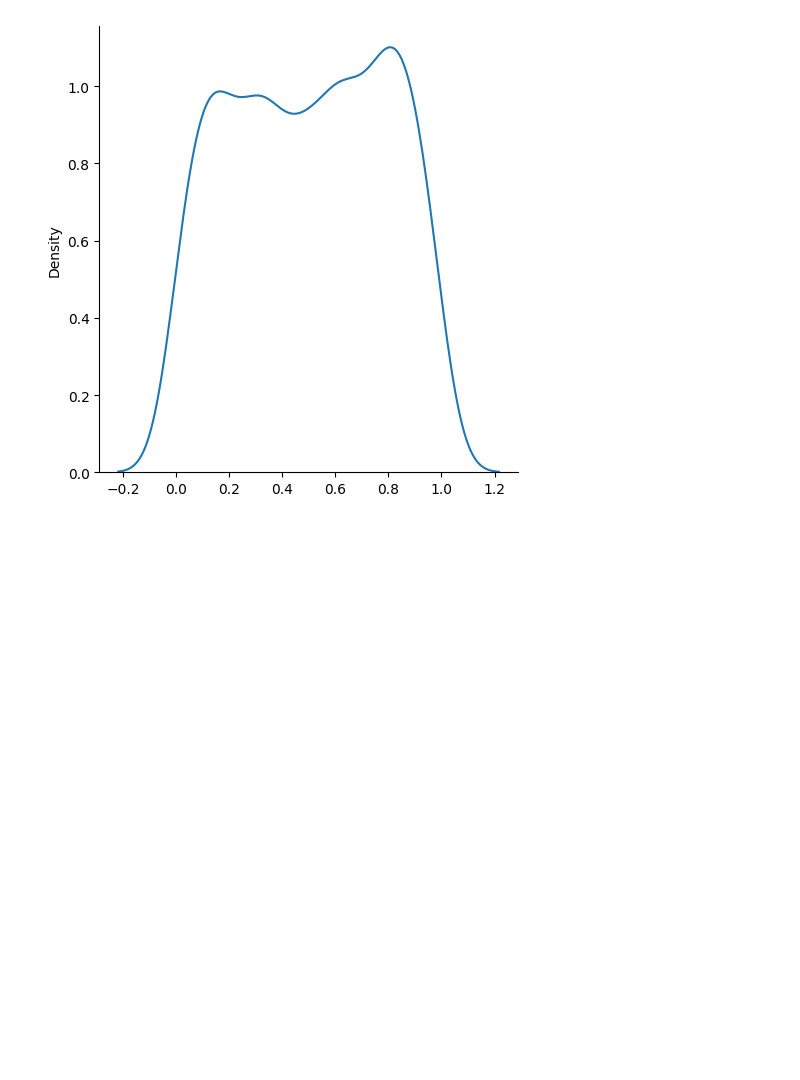
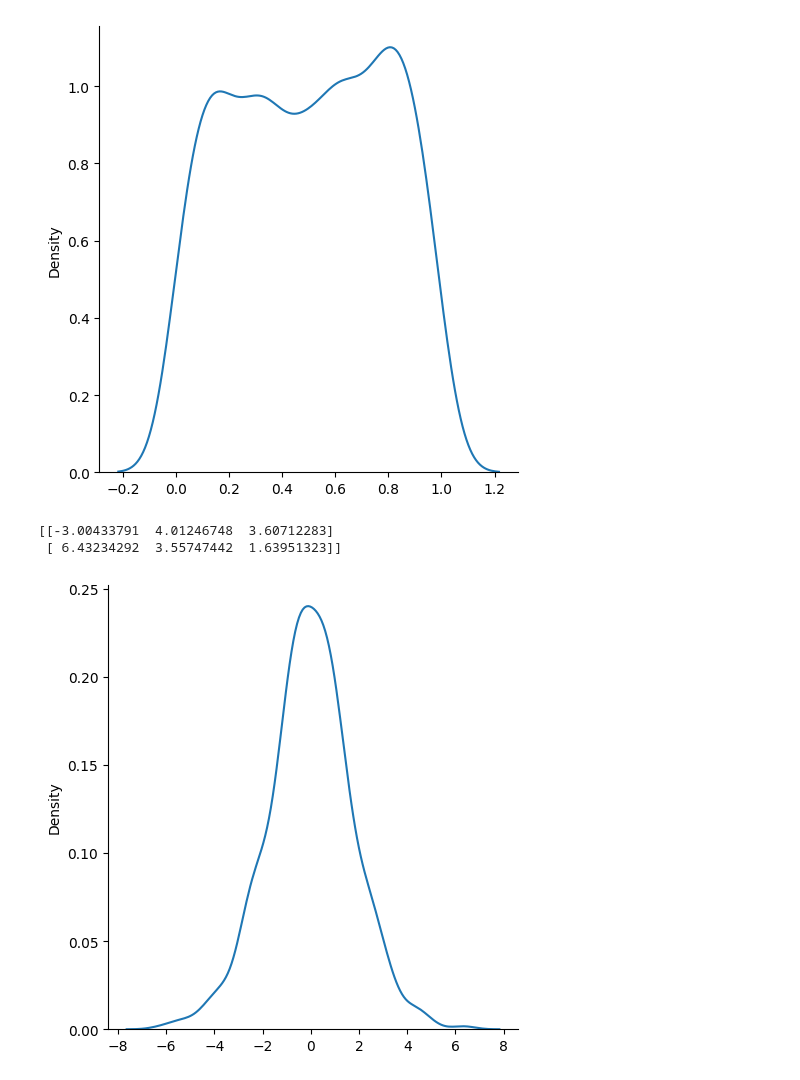
Before and after one commit to shubhajyotimitra/numpy-pandas-notebook, a Jupyter notebook: numpy_random.ipynb, the cells around one changed output. Saved outputs shown, nothing was run; the diff lists cells and outputs as text; code cells hidden in the pictures; blank space fills up the shorter version.

```diff
--- a/numpy_random.ipynb
+++ b/numpy_random.ipynb
@@ -297,0 +311,20 @@ plt.show()
+# %%
+from numpy import random
+
+x = random.logistic(loc=1, scale=2, size=(2, 3))
+
+print(x)
+# %% [output]
+[[-3.00433791  4.01246748  3.60712283]
+ [ 6.43234292  3.55747442  1.63951323]]
+# %%
+# Visualization of Logistic Distribution :
+from numpy import random
+import matplotlib.pyplot as plt
+import seaborn as sns
+
+sns.displot(random.logistic(size=1000), kind="kde")
+
+plt.show()
+# %% [output]
+[figure, added]
```
Also changed, not shown: parts of 2 cells of this notebook.
